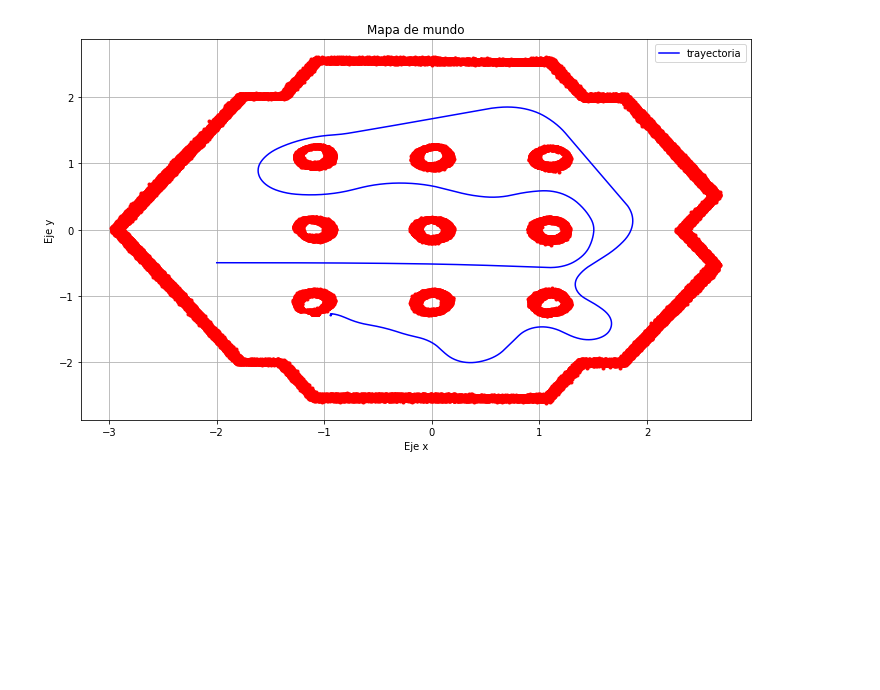
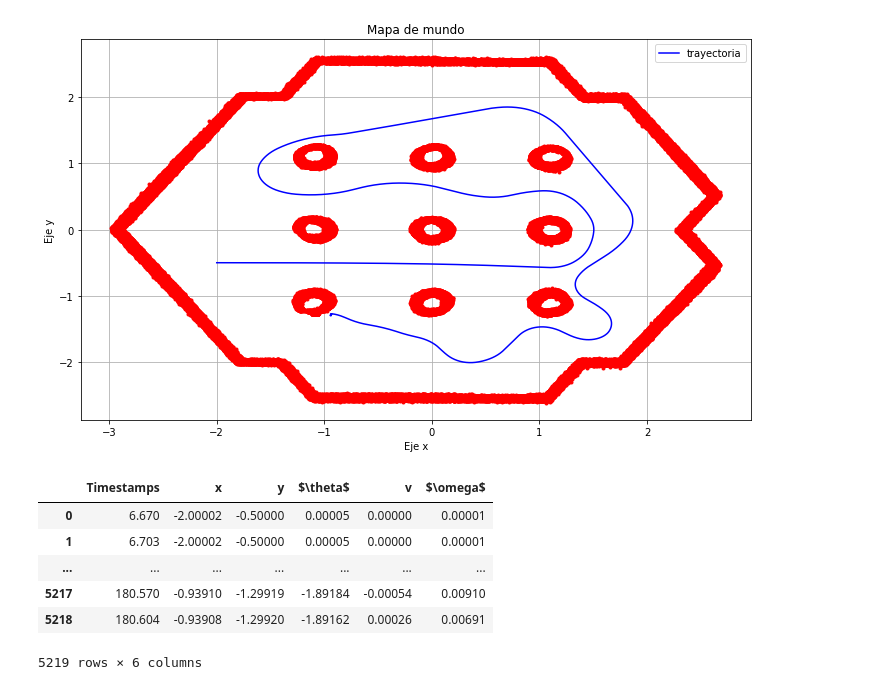
Before and after one commit to matias-dogliani/robotic_repo, a Jupyter notebook: Tp3/tp3.ipynb, the cells around one changed output. Saved outputs shown, nothing was run; the diff lists cells and outputs as text; code cells hidden in the pictures; blank space fills up the shorter version.

```diff
--- a/Tp3/tp3.ipynb
+++ b/Tp3/tp3.ipynb
@@ -259,3 +259,16 @@ plt.legend(loc='upper right')
 plt.savefig("./imgs/mapa_trayectoria.png")
 # %% [output]
 [figure]
+# %%
+OdomdataTest = pd.read_csv("./log/odom.txt", sep= "\t",
+                       header=None, names=['Timestamps', 'x','y','$\theta$','v','$\omega$'], index_col = None)
+
+OdomdataTest
+# %% [output]
+|  | Timestamps | x | y | $\theta$ | v | $\omega$ |
+| 0 | 6.670 | -2.00002 | -0.50000 | 0.00005 | 0.00000 | 0.00001 |
+| 1 | 6.703 | -2.00002 | -0.50000 | 0.00005 | 0.00000 | 0.00001 |
+| ... | ... | ... | ... | ... | ... | ... |
+| 5217 | 180.570 | -0.93910 | -1.29919 | -1.89184 | -0.00054 | 0.00910 |
+| 5218 | 180.604 | -0.93908 | -1.29920 | -1.89162 | 0.00026 | 0.00691 |
+5219 rows × 6 columns
```
Also changed, not shown: 3 other files.
